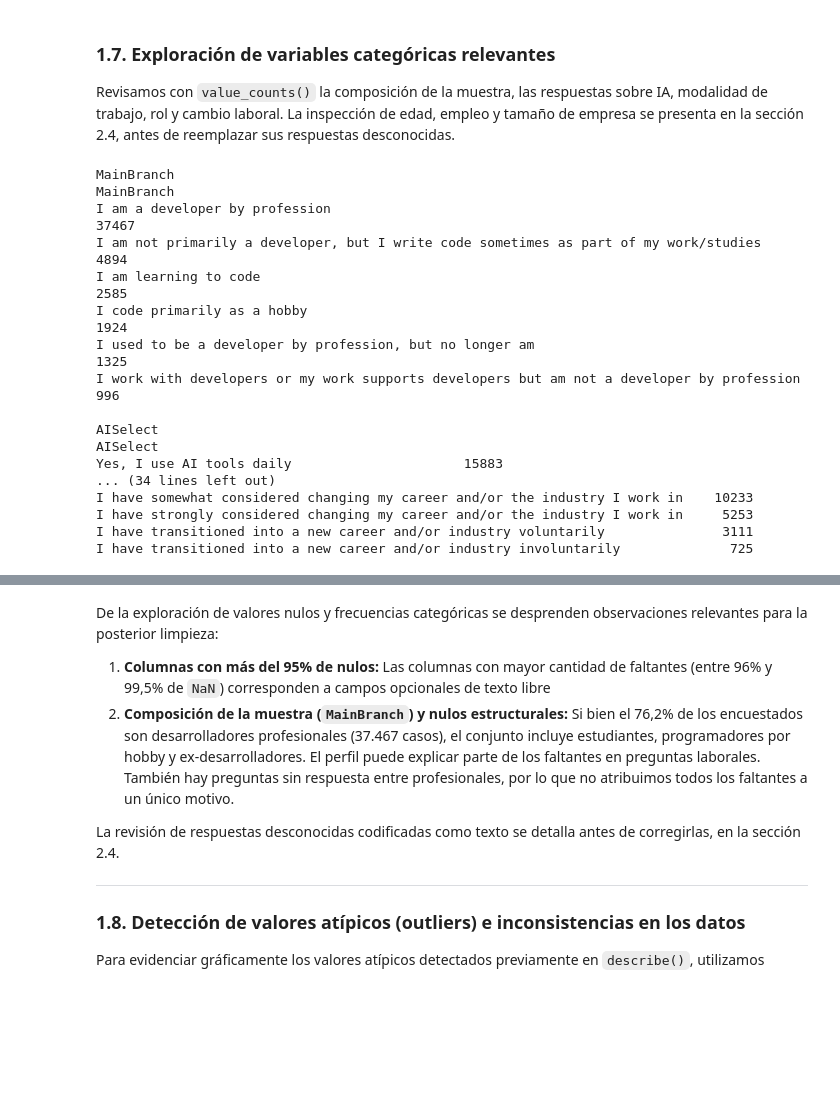
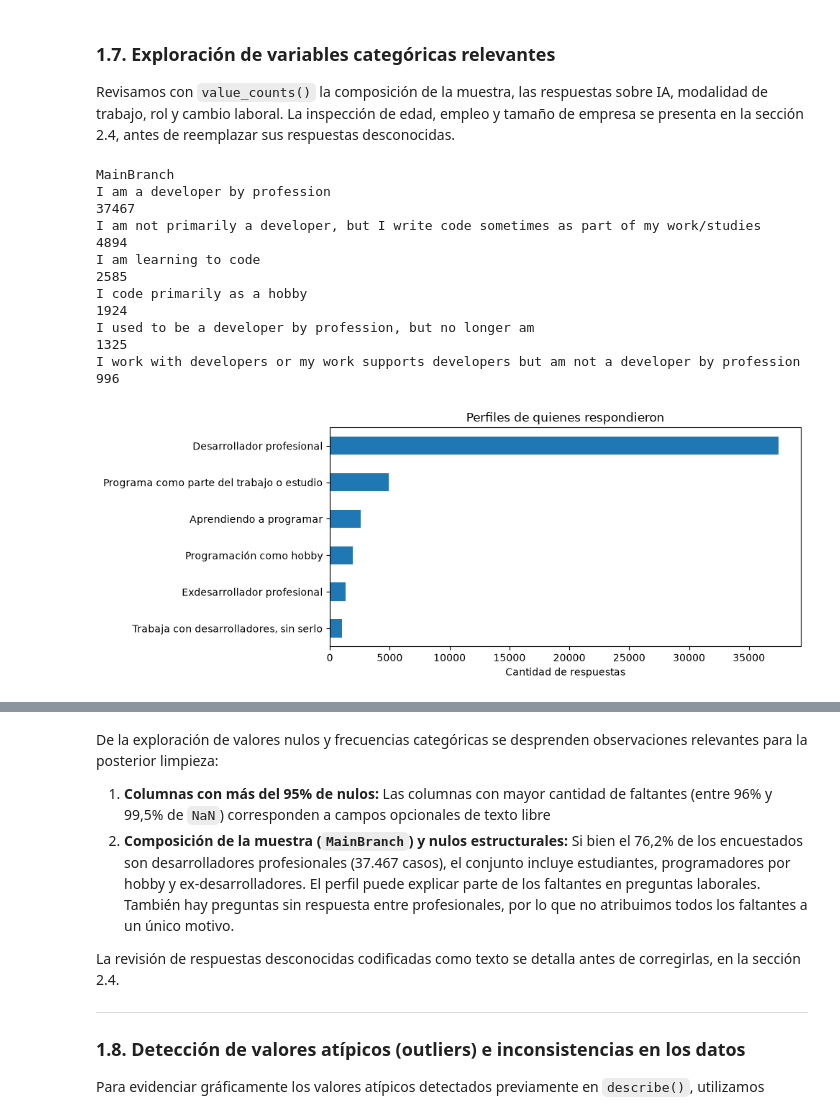
Before and after one commit to FausGiun/Fudamentos, a Jupyter notebook: tp_especial.ipynb, the cells around one changed output, grey strips where cells are left out. Saved outputs shown, nothing was run; the diff lists cells and outputs as text; code cells hidden in the pictures; blank space fills up the shorter version.

Commit message:
Actualizar análisis e hipótesis del trabajo práctico especial

```diff
--- a/tp_especial.ipynb
+++ b/tp_especial.ipynb
@@ -270,27 +270,28 @@ max        155.0
 
 Revisamos con `value_counts()` la composición de la muestra, las respuestas sobre IA, modalidad de trabajo, rol y cambio laboral. La inspección de edad, empleo y tamaño de empresa se presenta en la sección 2.4, antes de reemplazar sus respuestas desconocidas.
 # %%
-columnas_categoricas = ["MainBranch", "AISelect", "AIAcc", "RemoteWork", "ICorPM", "NewRole"]
-
-for columna in columnas_categoricas:
-    print("\n" + columna)
-    print(datos_originales[columna].value_counts(dropna=False).to_string())
+conteo_perfiles = datos_originales["MainBranch"].value_counts()
+etiquetas_perfiles = {
+    "I am a developer by profession": "Desarrollador profesional",
+    "I am learning to code": "Aprendiendo a programar",
+    "I am not primarily a developer, but I write code sometimes as part of my work/studies": "Programa como parte del trabajo o estudio",
+    "I code primarily as a hobby": "Programación como hobby",
+    "I used to be a developer by profession, but no longer am": "Exdesarrollador profesional",
+    "I work with developers or my work supports developers but am not a developer by profession": "Trabaja con desarrolladores, sin serlo",
+    "None of these": "Otro perfil"
+}
+print(conteo_perfiles.to_string())
+eje = conteo_perfiles.rename(index=etiquetas_perfiles).sort_values().plot(kind="barh", figsize=(10, 4))
+eje.set(title="Perfiles de quienes respondieron", xlabel="Cantidad de respuestas", ylabel="")
+plt.tight_layout()
+plt.show()
 # %% [output]
-MainBranch
 MainBranch
 I am a developer by profession                                                                37467
 I am not primarily a developer, but I write code sometimes as part of my work/studies          4894
 I am learning to code                                                                          2585
 I code primarily as a hobby                                                                    1924
 I used to be a developer by profession, but no longer am                                       1325
 I work with developers or my work supports developers but am not a developer by profession      996
-
-AISelect
-AISelect
-Yes, I use AI tools daily                      15883
-... (34 lines left out)
-I have somewhat considered changing my career and/or the industry I work in    10233
-I have strongly considered changing my career and/or the industry I work in     5253
-I have transitioned into a new career and/or industry voluntarily               3111
-I have transitioned into a new career and/or industry involuntarily              725
+[figure, added]
 # %%
```
Also changed, not shown: parts of 71 cells of this notebook.
